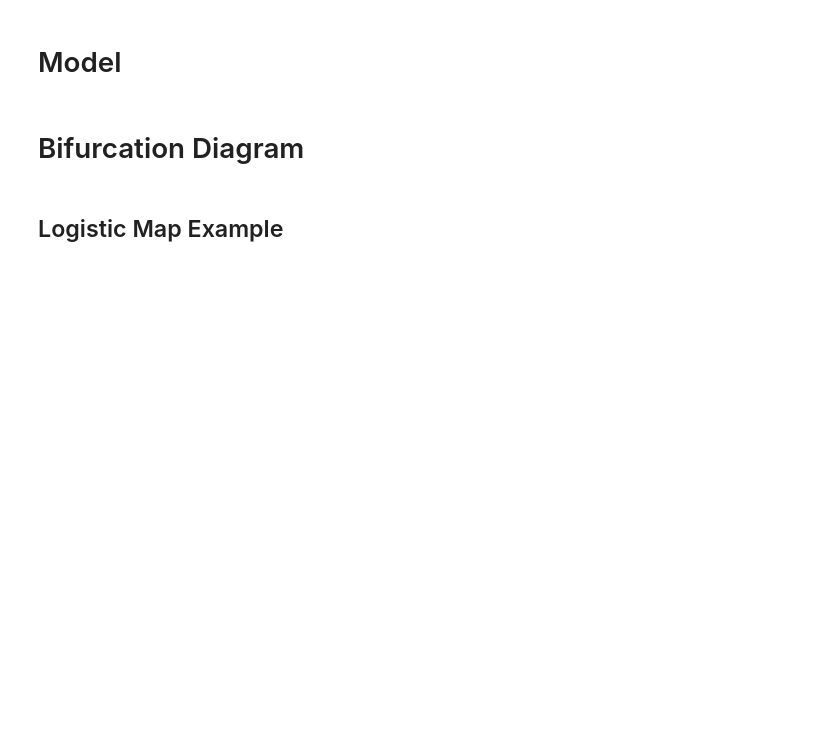
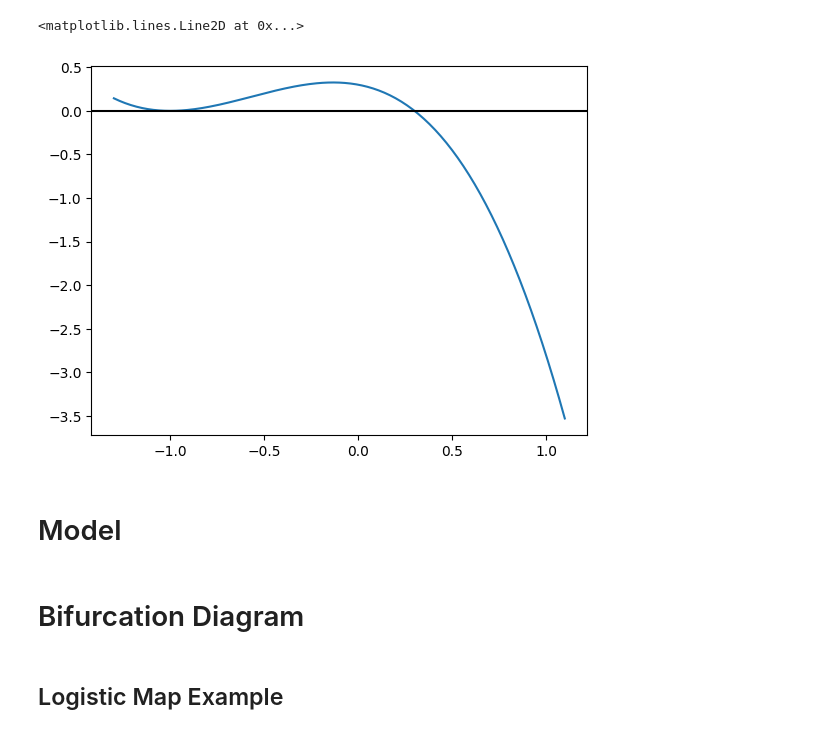
Before and after one commit to JPROSS18/JackRoss-PhD-Notes, a Jupyter notebook: Plotting.ipynb, the cells around one changed output. Cells and saved outputs as stored; diff of their text form; code cells hidden in the pictures; blank space fills up the shorter version.

```diff
--- a/Plotting.ipynb
+++ b/Plotting.ipynb
@@ -20,6 +20,27 @@ from ipywidgets import interact
 #import Networkx as net
 import Plot3D as plot3d
 import dataframe as dataframe
+# %%
+class cubic_sleep_model:
+    def __init__(self, beta):
+        self.beta = beta
+
+    def f(self, x, t):
+        a = -(x + 1)
+        b = ( x - self.beta(t))
+        c = (x + 1)
+        return a*b*c
+# %%
+parameter_beta = lambda t: 0.3
+csm = cubic_sleep_model(beta = parameter_beta)
+# %%
+x_eval = np.arange(-1.3, 1.1, 0.01)
+# %%
+plt.plot(x_eval, csm.f(x_eval, t=x_eval))
+plt.axhline(y = 0, color='k')
+# %% [output]
+<matplotlib.lines.Line2D at 0x...>
+[figure, added]
 # %% [markdown]
 # Model
 # %%
```
Also changed, not shown: 16 other files.
